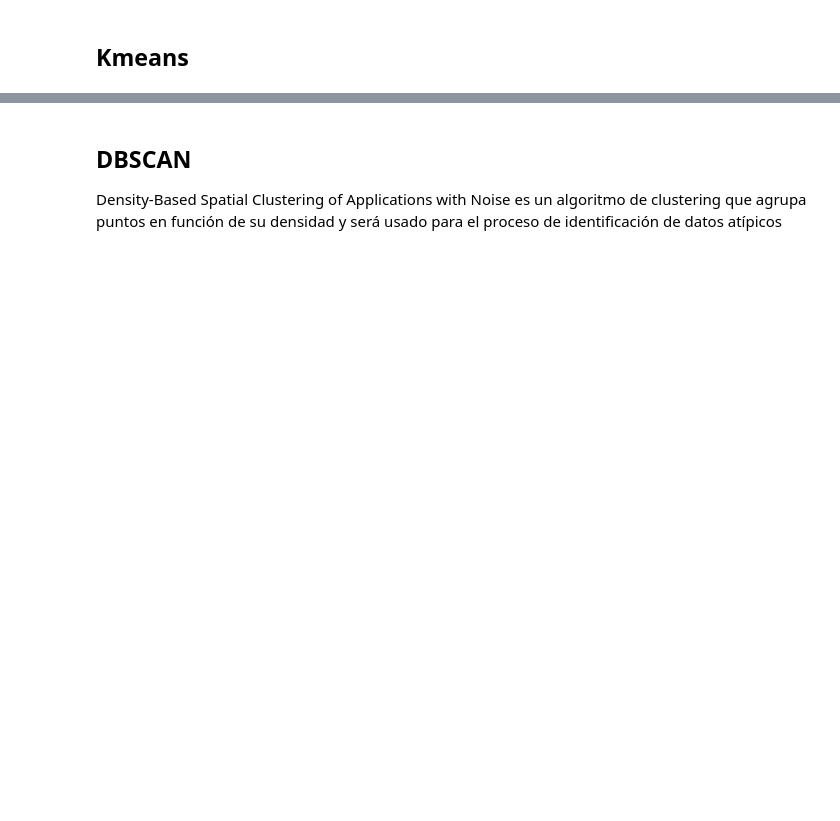
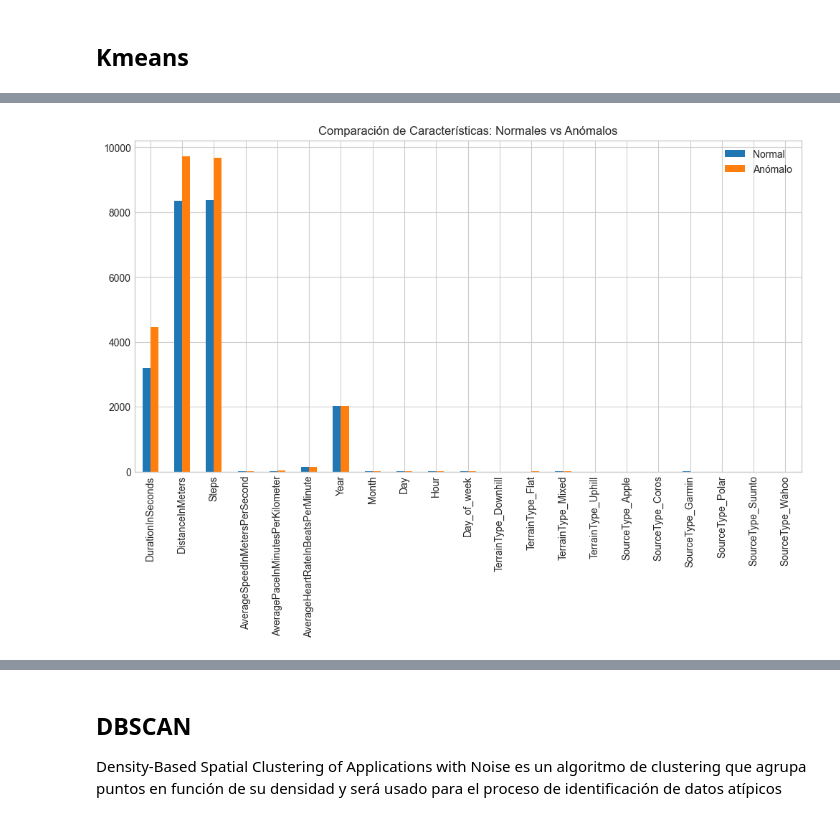
Before and after one commit to lauraich/running_anomalies_detection_data_analysis, a Jupyter notebook: Proyecto_final_analisis_de_datos_I.ipynb, the cells around one changed output, grey strips where cells are left out. Cells and saved outputs as stored; diff of their text form; code cells hidden in the pictures; blank space fills up the shorter version.

```diff
--- a/Proyecto_final_analisis_de_datos_I.ipynb
+++ b/Proyecto_final_analisis_de_datos_I.ipynb
@@ -1065,0 +1089,12 @@ print('KMeans clustering detected anomalies:', cluster_anomalies)
+# %%
+# Obtener los índices de las anomalías detectadas en el dataset completo
+anomaly_indices_kmeans = np.where(distances > dist_threshold)[0]
+
+# Recuperar los valores originales de df_encoded (desestandarizados)
+df_original_kmeans = scaler.inverse_transform(df_encoded_scaled)
+
+# Convertir de nuevo a DataFrame con los nombres originales de columnas
+df_original_kmeans = pd.DataFrame(df_original_kmeans, columns=df_encoded.columns, index=df_encoded.index)
+
+# Mostrar los primeros registros anómalos en su escala original
+df_original_kmeans.iloc[anomaly_indices_kmeans].head(10)
@@ -1065,0 +1114,13 @@ print('KMeans clustering detected anomalies:', cluster_anomalies)
+# %%
+# Recuperar los valores originales de las anomalías detectadas
+anomalies_df = df_original_kmeans.iloc[anomaly_indices_kmeans]
+
+# Calcular la media de las anomalías y la media de todo el dataset
+anomalies_mean = anomalies_df.mean()
+normal_mean = df_original_kmeans.mean()
+
+# Comparar anomalías vs. valores normales
+pd.DataFrame({'Normal': normal_mean, 'Anómalo': anomalies_mean}).plot(kind='bar', figsize=(12,6), title='Comparación de Características: Normales vs Anómalos')
+plt.show()
+# %% [output]
+[figure, added]
```
Also changed, not shown: parts of 15 cells of this notebook.
